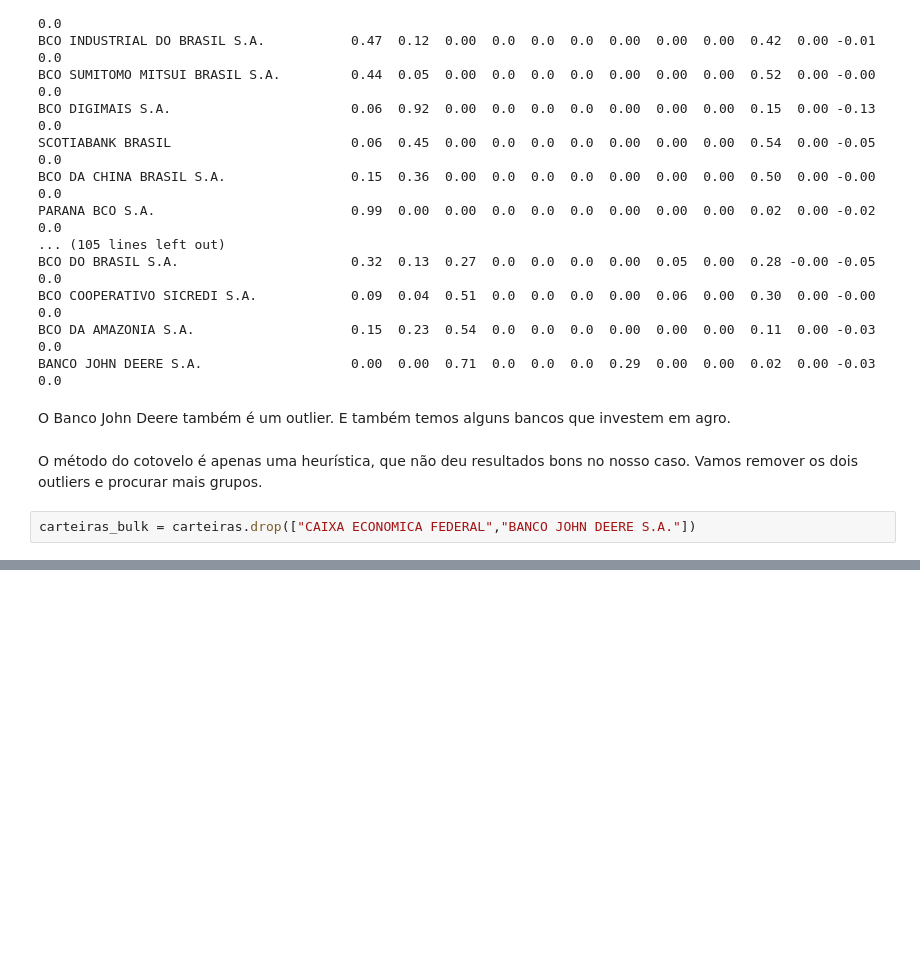
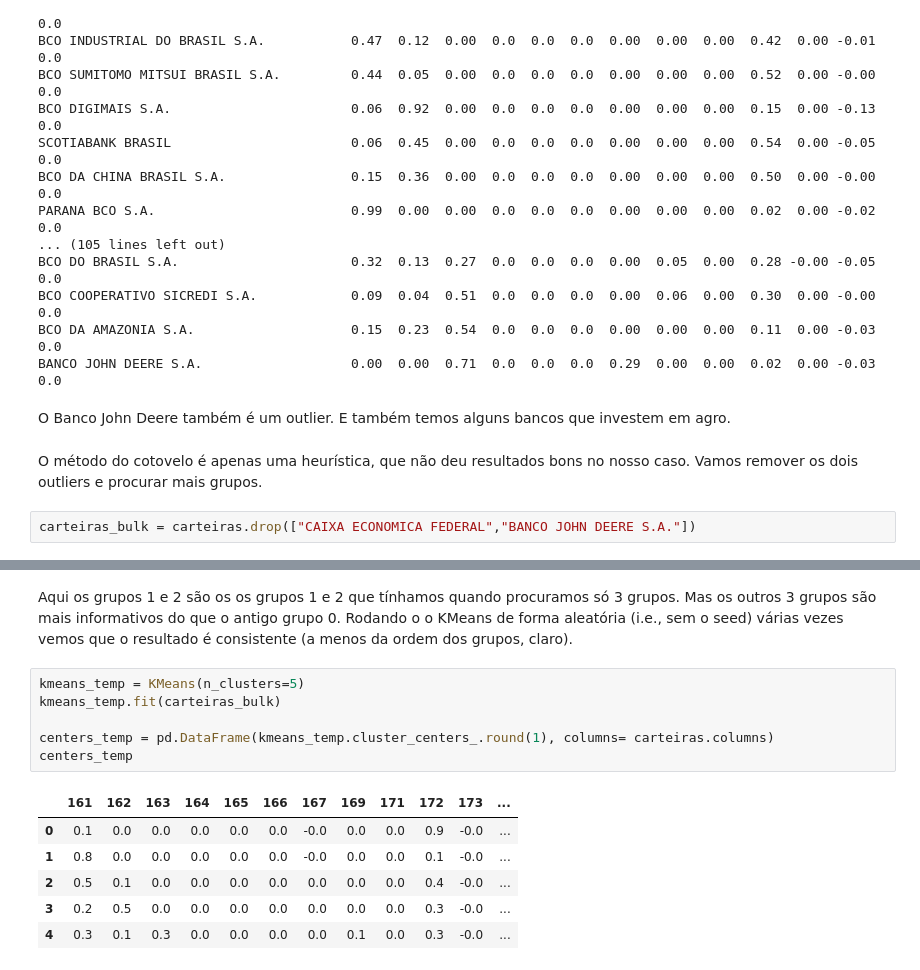
Before and after one commit to caiodnh/Uma-Classifica-o-das-Carteiras-de-Cr-dito-dos-Bancos-Brasileiros, a Jupyter notebook: Carteiras_Junho_2022.ipynb, the cells around one changed output, grey strips where cells are left out. Saved outputs shown, nothing was run; the diff lists cells and outputs as text; blank space fills up the shorter version.

```diff
--- a/Carteiras_Junho_2022.ipynb
+++ b/Carteiras_Junho_2022.ipynb
@@ -252,0 +268,15 @@ carteiras_bulk = carteiras.drop(["CAIXA ECONOMICA FEDERAL","BANCO JOHN DEERE S.A
+# %% [markdown]
+Aqui os grupos 1 e 2 são os os grupos 1 e 2 que tínhamos quando procuramos só 3 grupos. Mas os outros 3 grupos são mais informativos do que o antigo grupo 0. Rodando o o KMeans de forma aleatória (i.e., sem o seed) várias vezes vemos que o resultado é consistente (a menos da ordem dos grupos, claro).
+# %%
+kmeans_temp = KMeans(n_clusters=5)
+kmeans_temp.fit(carteiras_bulk)
+
+centers_temp = pd.DataFrame(kmeans_temp.cluster_centers_.round(1), columns= carteiras.columns)
+centers_temp
+# %% [output]
+|  | 161 | 162 | 163 | 164 | 165 | 166 | 167 | 169 | 171 | 172 | 173 | ... |
+| 0 | 0.1 | 0.0 | 0.0 | 0.0 | 0.0 | 0.0 | -0.0 | 0.0 | 0.0 | 0.9 | -0.0 | ... |
+| 1 | 0.8 | 0.0 | 0.0 | 0.0 | 0.0 | 0.0 | -0.0 | 0.0 | 0.0 | 0.1 | -0.0 | ... |
+| 2 | 0.5 | 0.1 | 0.0 | 0.0 | 0.0 | 0.0 | 0.0 | 0.0 | 0.0 | 0.4 | -0.0 | ... |
+| 3 | 0.2 | 0.5 | 0.0 | 0.0 | 0.0 | 0.0 | 0.0 | 0.0 | 0.0 | 0.3 | -0.0 | ... |
+| 4 | 0.3 | 0.1 | 0.3 | 0.0 | 0.0 | 0.0 | 0.0 | 0.1 | 0.0 | 0.3 | -0.0 | ... |
```
Also changed, not shown: parts of 22 cells of this notebook.
